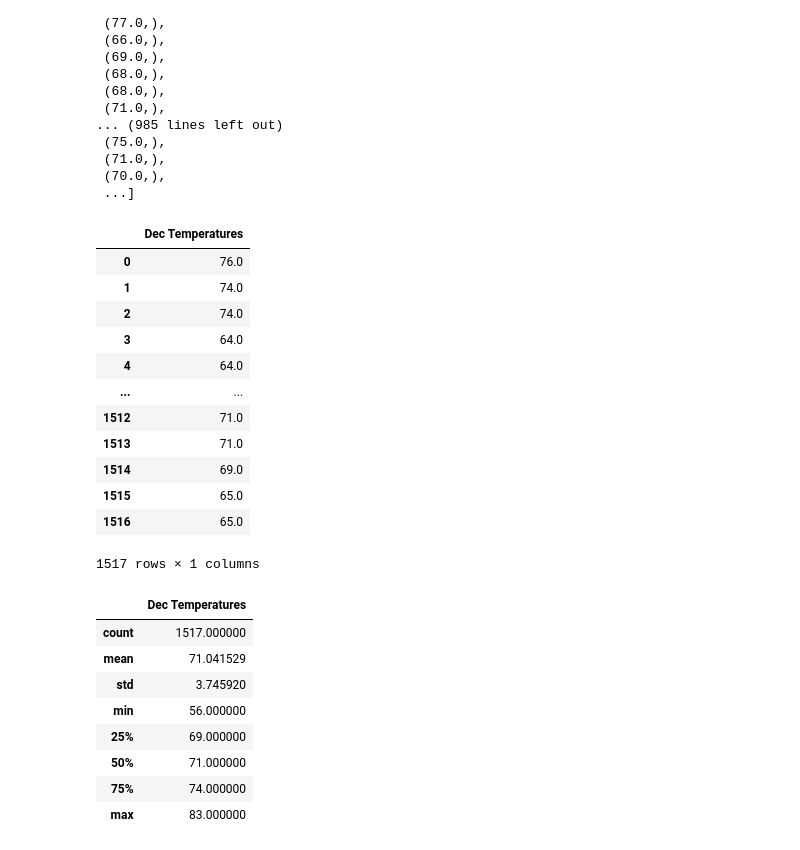
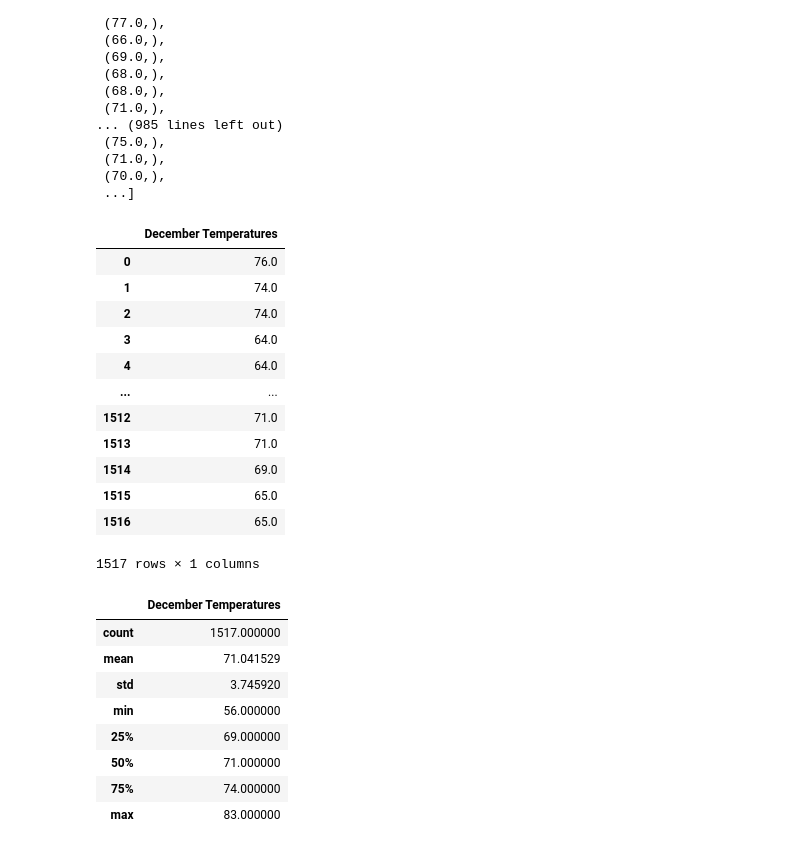
Before and after one commit to bamertz/Bootcamp-surfs_up, a Jupyter notebook: SurfsUp_Challenge.ipynb, the cells around one changed output. Saved outputs shown, nothing was run; the diff lists cells and outputs as text; code cells hidden in the pictures.

```diff
--- a/SurfsUp_Challenge.ipynb
+++ b/SurfsUp_Challenge.ipynb
@@ -110,10 +110,10 @@ dec_temps.all()
  ...]
 # %%
 # 8. Create a DataFrame from the list of temperatures for the month of December.
-dec_df = pd.DataFrame(dec_temps, columns = ["Dec Temperatures"])
+dec_df = pd.DataFrame(dec_temps, columns = ["December Temperatures"])
 dec_df
 # %% [output]
-|  | Dec Temperatures |
+|  | December Temperatures |
 | 0 | 76.0 |
 | 1 | 74.0 |
 | 2 | 74.0 |
@@ -130,7 +130,7 @@ dec_df
 # 9. Calculate and print out the summary statistics for the Decemeber temperature DataFrame.
 dec_df.describe()
 # %% [output]
-|  | Dec Temperatures |
+|  | December Temperatures |
 | count | 1517.000000 |
 | mean | 71.041529 |
 | std | 3.745920 |
```
Also changed, not shown: parts of 3 cells of this notebook, 4 other files.
